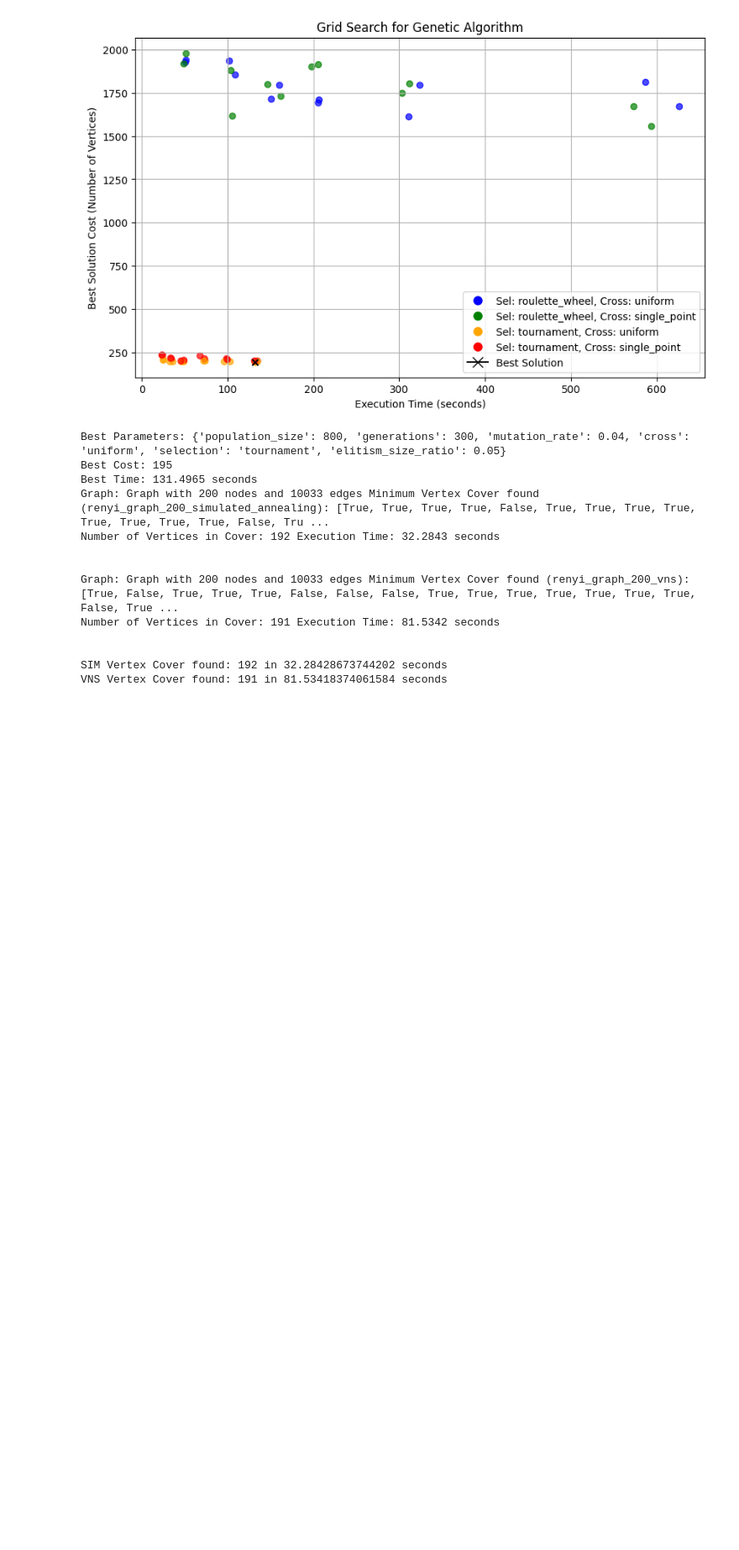
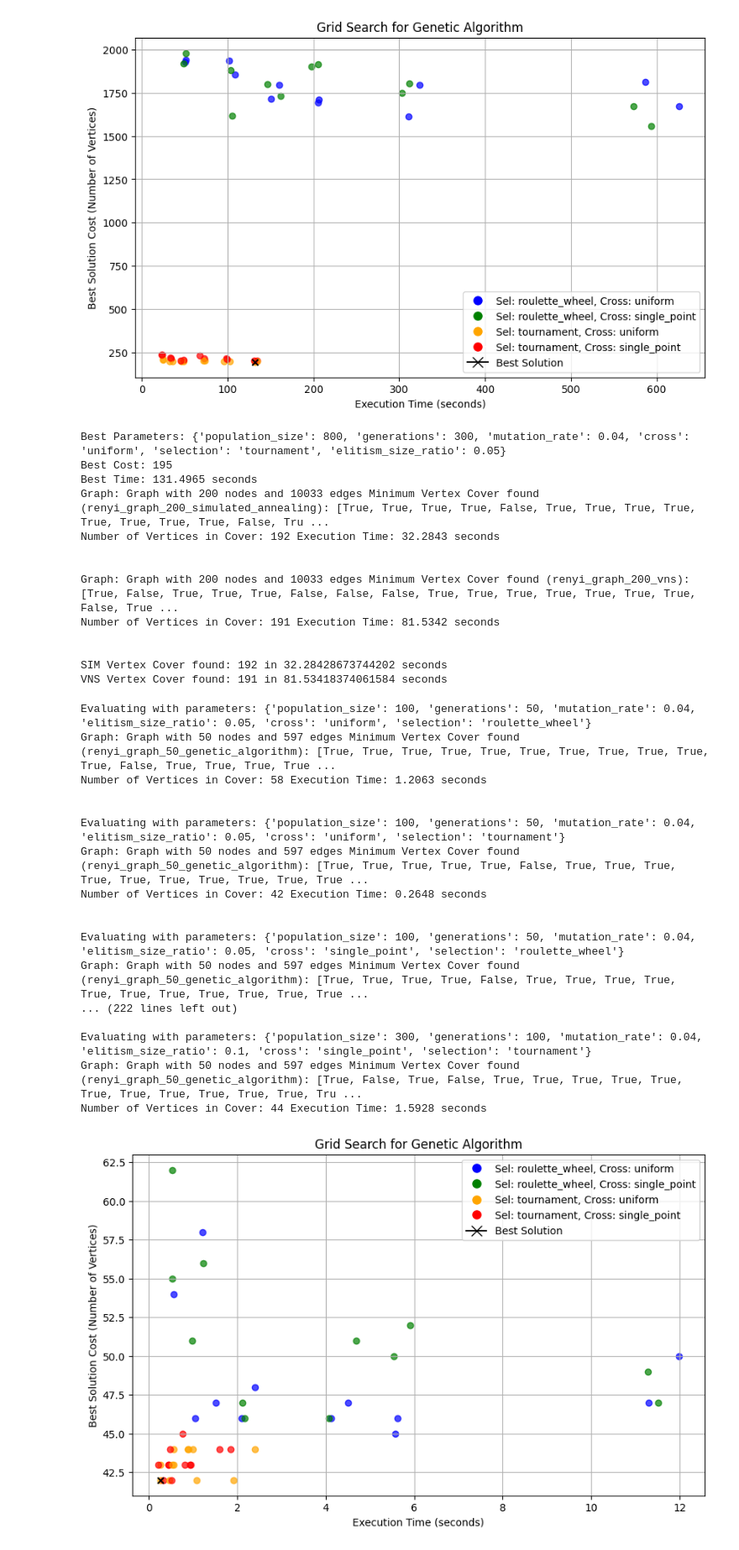
Before and after one commit to TinovoS/Minimum_Vertex_Cover, a Jupyter notebook: Graphs_Testing.ipynb, the cells around one changed output. Shown at 84% size. Cells and saved outputs as stored; diff of their text form; code cells hidden in the pictures; blank space fills up the shorter version.

```diff
--- a/Graphs_Testing.ipynb
+++ b/Graphs_Testing.ipynb
@@ -468,3 +468,39 @@ Number of Vertices in Cover: 191 Execution Time: 81.5342 seconds
 
 SIM Vertex Cover found: 192 in 32.28428673744202 seconds
 VNS Vertex Cover found: 191 in 81.53418374061584 seconds
+# %%
+G = nx.erdos_renyi_graph(50, 0.5)
+param_grid = {
+    'population_size' : [100, 200,300],
+    'generations' : [50,100],
+    'mutation_rate' : [0.04],
+    'elitism_size_ratio' : [0.05, 0.1],
+    'cross' : ["uniform","single_point"],
+    'selection' : ["roulette_wheel","tournament"]
+}
+
+
+best_params, best_cost, best_time = grid_search_ga("renyi_graph_50","genetic_algorithm",G, param_grid)
+sim_cost, sim_time = evaluate(G,"sim","none","renyi_graph_50")
+vns_cost, vns_time = evaluate(G,"vns","none","renyi_graph_50")
+print(f"SIM Vertex Cover found: {sim_cost} in {sim_time} seconds")
+print(f"VNS Vertex Cover found: {vns_cost} in {vns_time} seconds")
+# %% [output]
+Evaluating with parameters: {'population_size': 100, 'generations': 50, 'mutation_rate': 0.04, 'elitism_size_ratio': 0.05, 'cross': 'uniform', 'selection': 'roulette_wheel'}
+Graph: Graph with 50 nodes and 597 edges Minimum Vertex Cover found (renyi_graph_50_genetic_algorithm): [True, True, True, True, True, True, True, True, True, True, True, False, True, True, True, True ...
+Number of Vertices in Cover: 58 Execution Time: 1.2063 seconds
+
+
+Evaluating with parameters: {'population_size': 100, 'generations': 50, 'mutation_rate': 0.04, 'elitism_size_ratio': 0.05, 'cross': 'uniform', 'selection': 'tournament'}
+Graph: Graph with 50 nodes and 597 edges Minimum Vertex Cover found (renyi_graph_50_genetic_algorithm): [True, True, True, True, True, False, True, True, True, True, True, True, True, True, True, True ...
+Number of Vertices in Cover: 42 Execution Time: 0.2648 seconds
+
+
+Evaluating with parameters: {'population_size': 100, 'generations': 50, 'mutation_rate': 0.04, 'elitism_size_ratio': 0.05, 'cross': 'single_point', 'selection': 'roulette_wheel'}
+Graph: Graph with 50 nodes and 597 edges Minimum Vertex Cover found (renyi_graph_50_genetic_algorithm): [True, True, True, True, False, True, True, True, True, True, True, True, True, True, True, True ...
+... (222 lines left out)
+
+Evaluating with parameters: {'population_size': 300, 'generations': 100, 'mutation_rate': 0.04, 'elitism_size_ratio': 0.1, 'cross': 'single_point', 'selection': 'tournament'}
+Graph: Graph with 50 nodes and 597 edges Minimum Vertex Cover found (renyi_graph_50_genetic_algorithm): [True, False, True, False, True, True, True, True, True, True, True, True, True, True, True, Tru ...
+Number of Vertices in Cover: 44 Execution Time: 1.5928 seconds
+[figure, added]
```
Also changed, not shown: parts of 4 cells of this notebook, 12 other files.
